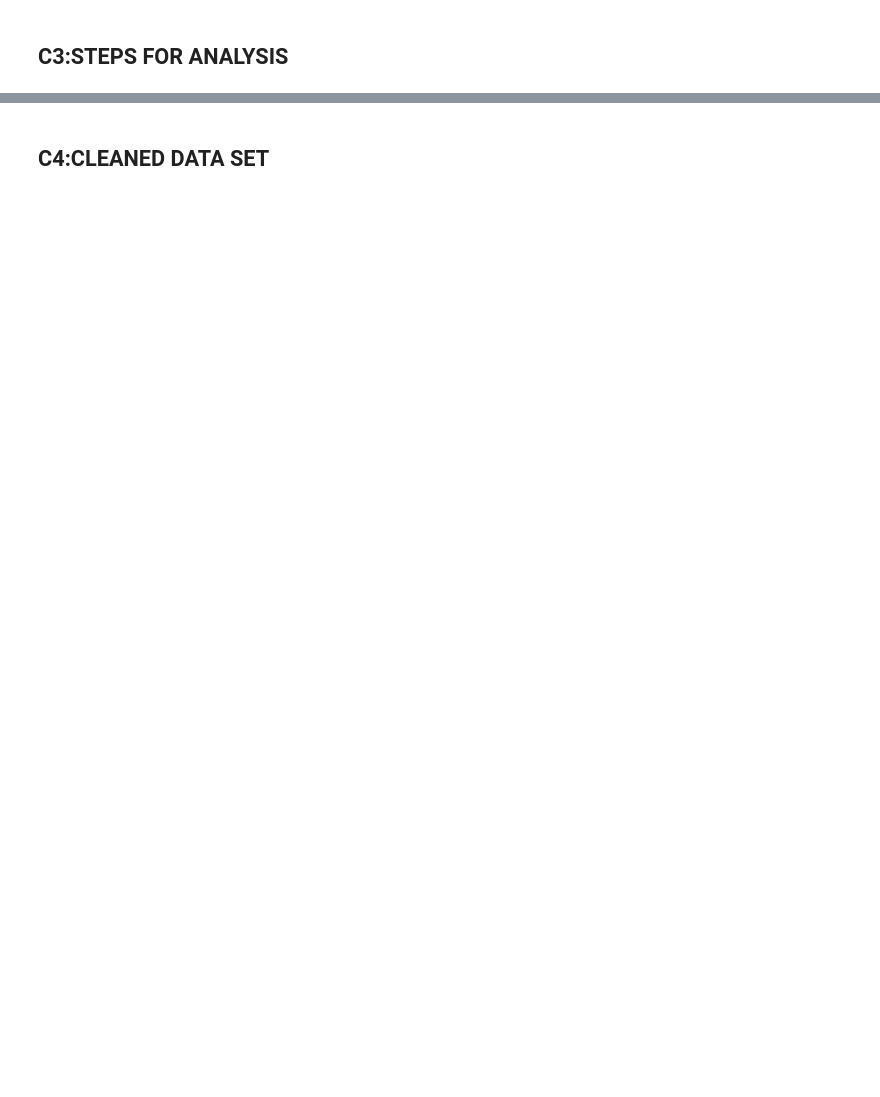
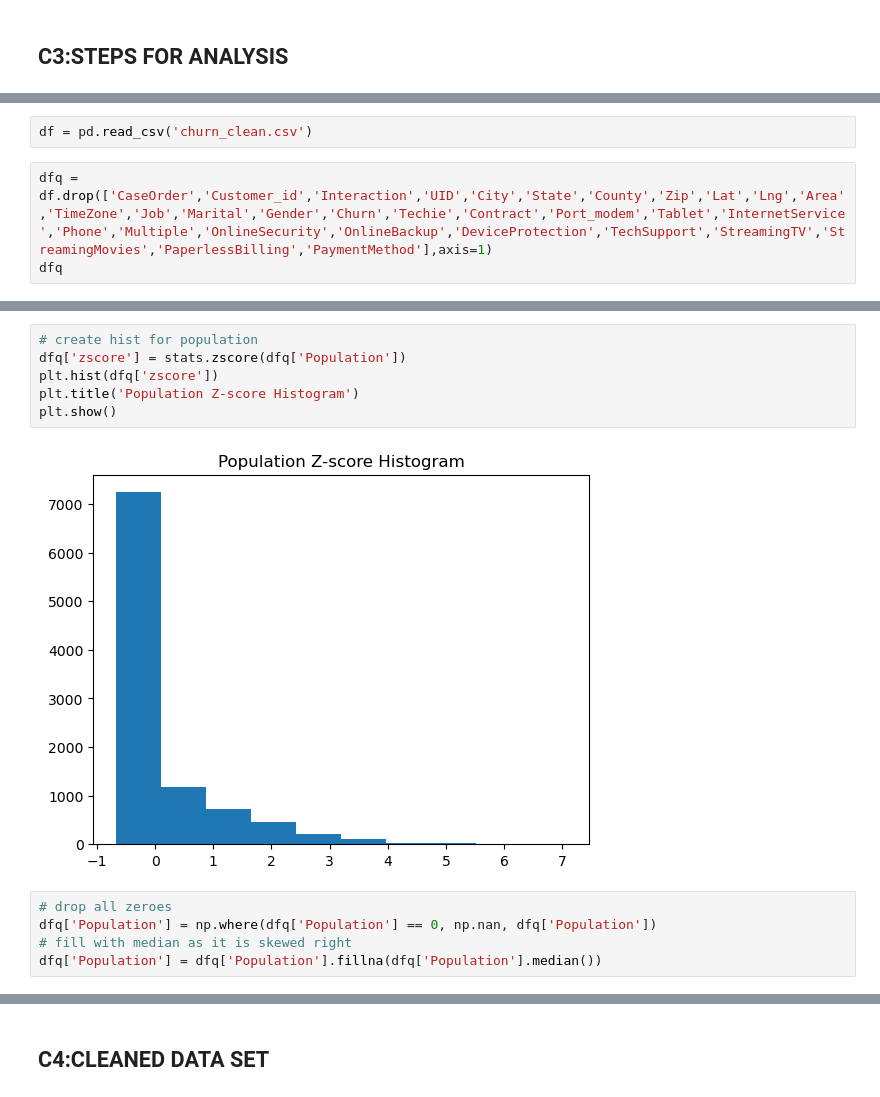
Before and after one commit to ryanjamestwo/ms_data_analytics, a Jupyter notebook: d209_data_mining_one/task1/task1.ipynb, the cells around one changed output, grey strips where cells are left out. Cells and saved outputs as stored; diff of their text form; blank space fills up the shorter version.

```diff
--- a/d209_data_mining_one/task1/task1.ipynb
+++ b/d209_data_mining_one/task1/task1.ipynb
@@ -39,0 +82,5 @@ import sklearn
+# %%
+df = pd.read_csv('churn_clean.csv')
+# %%
+dfq = df.drop(['CaseOrder','Customer_id','Interaction','UID','City','State','County','Zip','Lat','Lng','Area','TimeZone','Job','Marital','Gender','Churn','Techie','Contract','Port_modem','Tablet','InternetService','Phone','Multiple','OnlineSecurity','OnlineBackup','DeviceProtection','TechSupport','StreamingTV','StreamingMovies','PaperlessBilling','PaymentMethod'],axis=1)
+dfq
@@ -39,0 +143,13 @@ import sklearn
+# %%
+# create hist for population
+dfq['zscore'] = stats.zscore(dfq['Population'])
+plt.hist(dfq['zscore'])
+plt.title('Population Z-score Histogram')
+plt.show()
+# %% [output]
+[figure, added]
+# %%
+# drop all zeroes
+dfq['Population'] = np.where(dfq['Population'] == 0, np.nan, dfq['Population'])
+# fill with median as it is skewed right
+dfq['Population'] = dfq['Population'].fillna(dfq['Population'].median())
```
Also changed, not shown: parts of 39 cells of this notebook, 3 other files.
